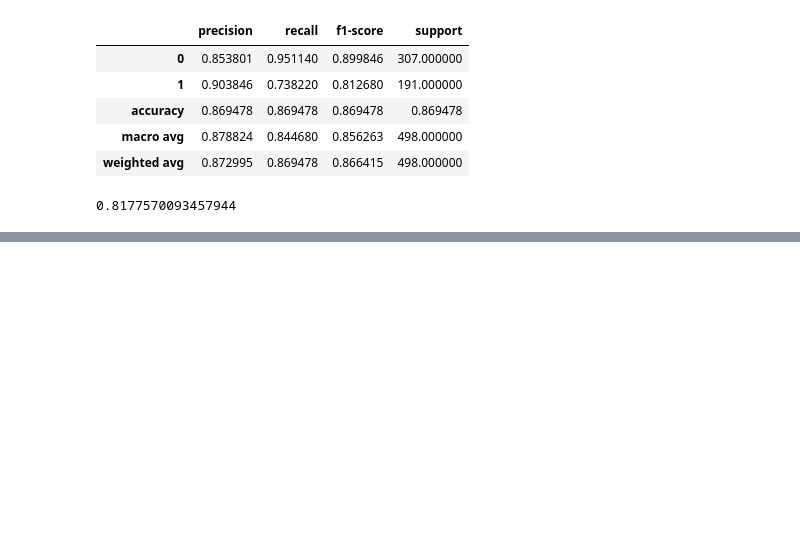
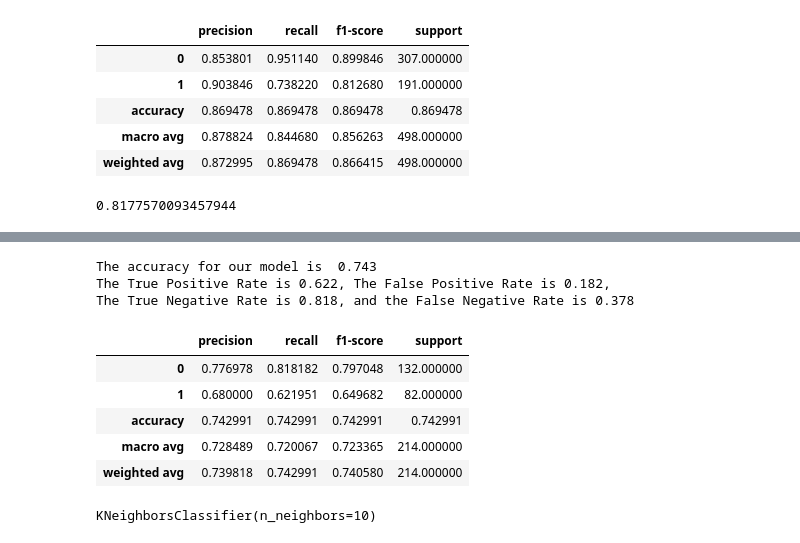
Before and after one commit to watermanbrandyn/classification-exercises, a Jupyter notebook: model.ipynb, the cells around one changed output, grey strips where cells are left out. Drawn from its saved outputs; the diff is of its cells as text; code cells hidden in the pictures; blank space fills up the shorter version.

```diff
--- a/model.ipynb
+++ b/model.ipynb
@@ -679,0 +725,5 @@ rf.score(x_validate, y_validate)
+# %%
+x_validate = validate.drop(columns='survived')
+y_validate = validate.survived
+x_test = test.drop(columns='survived')
+y_test = test.survived
@@ -679,0 +794,29 @@ rf.score(x_validate, y_validate)
+# %%
+# Reports for validate set
+y_pred = knn.predict(x_validate)
+
+accuracy = knn.score(x_validate, y_validate)
+y_pred = knn.predict(x_validate)
+conf = confusion_matrix(y_validate, y_pred)
+class_report = pd.DataFrame(classification_report(y_validate, y_pred, output_dict=True)).T
+conf = confusion_matrix(y_validate, y_pred)
+tpr = conf[1][1] / conf[1].sum()
+fpr = conf[0][1] / conf[0].sum()
+tnr = conf[0][0] / conf[0].sum()
+fnr = conf[1][0] / conf[1].sum()
+print(f'''
+The accuracy for our model is {accuracy: .4}
+The True Positive Rate is {tpr:.3}, The False Positive Rate is {fpr:.3},
+The True Negative Rate is {tnr:.3}, and the False Negative Rate is {fnr:.3}
+''')
+class_report
+# %% [output]
+The accuracy for our model is  0.743
+The True Positive Rate is 0.622, The False Positive Rate is 0.182,
+The True Negative Rate is 0.818, and the False Negative Rate is 0.378
+|  | precision | recall | f1-score | support |
+| 0 | 0.776978 | 0.818182 | 0.797048 | 132.000000 |
+| 1 | 0.680000 | 0.621951 | 0.649682 | 82.000000 |
+| accuracy | 0.742991 | 0.742991 | 0.742991 | 0.742991 |
+| macro avg | 0.728489 | 0.720067 | 0.723365 | 214.000000 |
+| weighted avg | 0.739818 | 0.742991 | 0.740580 | 214.000000 |
@@ -679,0 +827,4 @@ rf.score(x_validate, y_validate)
+# %%
+knn.fit(x_train, y_train)
+# %% [output]
+KNeighborsClassifier(n_neighbors=10)
```
Also changed, not shown: parts of 36 cells of this notebook.
